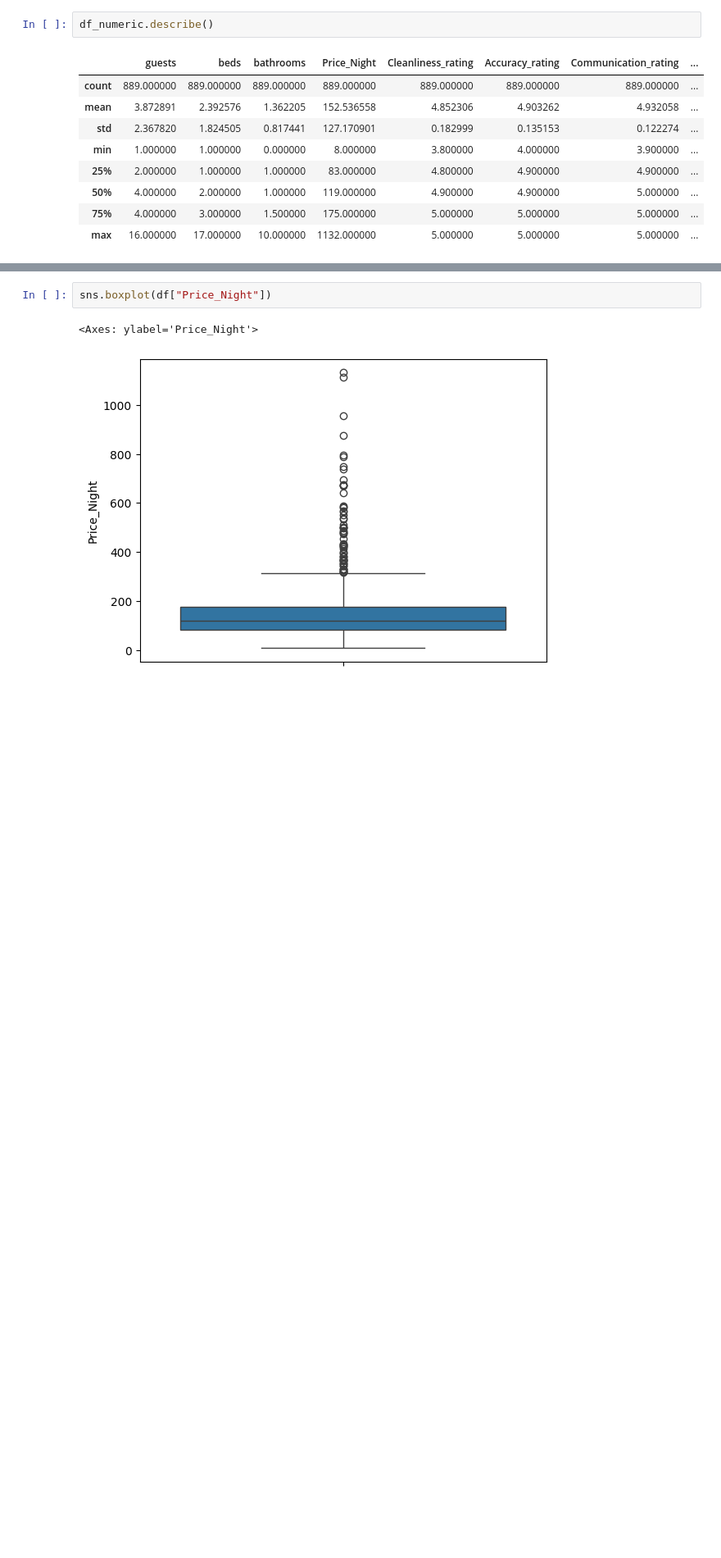
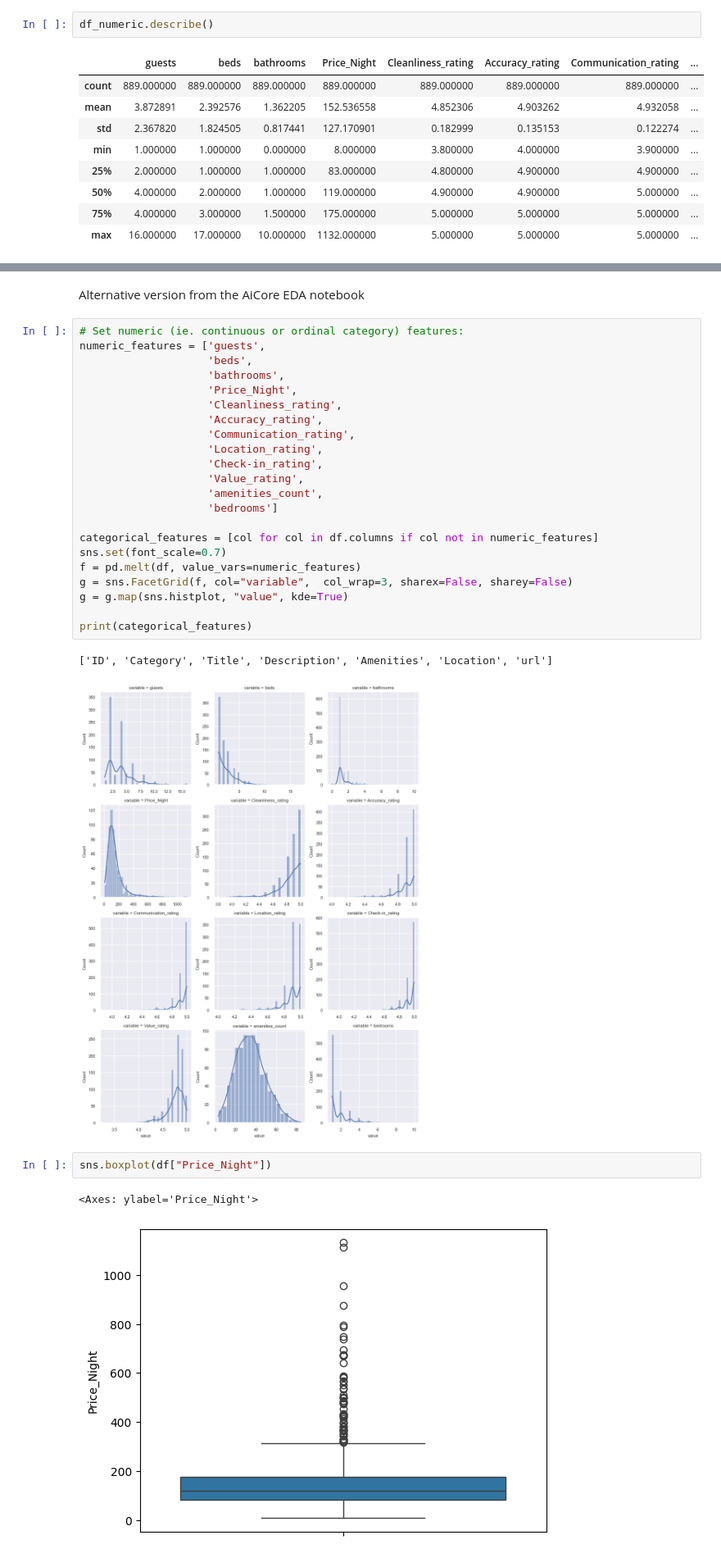
Before and after one commit to SaveSavio/modelling-airbnbs-property-listing-dataset-, a Jupyter notebook: exploratory_data_analysis.ipynb, the cells around one changed output, grey strips where cells are left out. Shown: that part at 82% size. Saved outputs shown, nothing was run; the diff lists cells and outputs as text; blank space fills up the shorter version.

```diff
--- a/exploratory_data_analysis.ipynb
+++ b/exploratory_data_analysis.ipynb
@@ -101,3 +118,30 @@ plt.show()
+# %% [markdown]
+Alternative version from the AiCore EDA notebook
+# %%
+# Set numeric (ie. continuous or ordinal category) features:
+numeric_features = ['guests',
+                    'beds',
+                    'bathrooms',
+                    'Price_Night',
+                    'Cleanliness_rating',
+                    'Accuracy_rating',
+                    'Communication_rating',
+                    'Location_rating',
+                    'Check-in_rating',
+                    'Value_rating',
+                    'amenities_count',
+                    'bedrooms']
+
+categorical_features = [col for col in df.columns if col not in numeric_features]
+sns.set(font_scale=0.7)
+f = pd.melt(df, value_vars=numeric_features)
+g = sns.FacetGrid(f, col="variable",  col_wrap=3, sharex=False, sharey=False)
+g = g.map(sns.histplot, "value", kde=True)
+
+print(categorical_features)
+# %% [output]
+['ID', 'Category', 'Title', 'Description', 'Amenities', 'Location', 'url']
+[figure, added]
 # %%
 sns.boxplot(df["Price_Night"])
 # %% [output]
```
Also changed, not shown: parts of 6 cells of this notebook.
